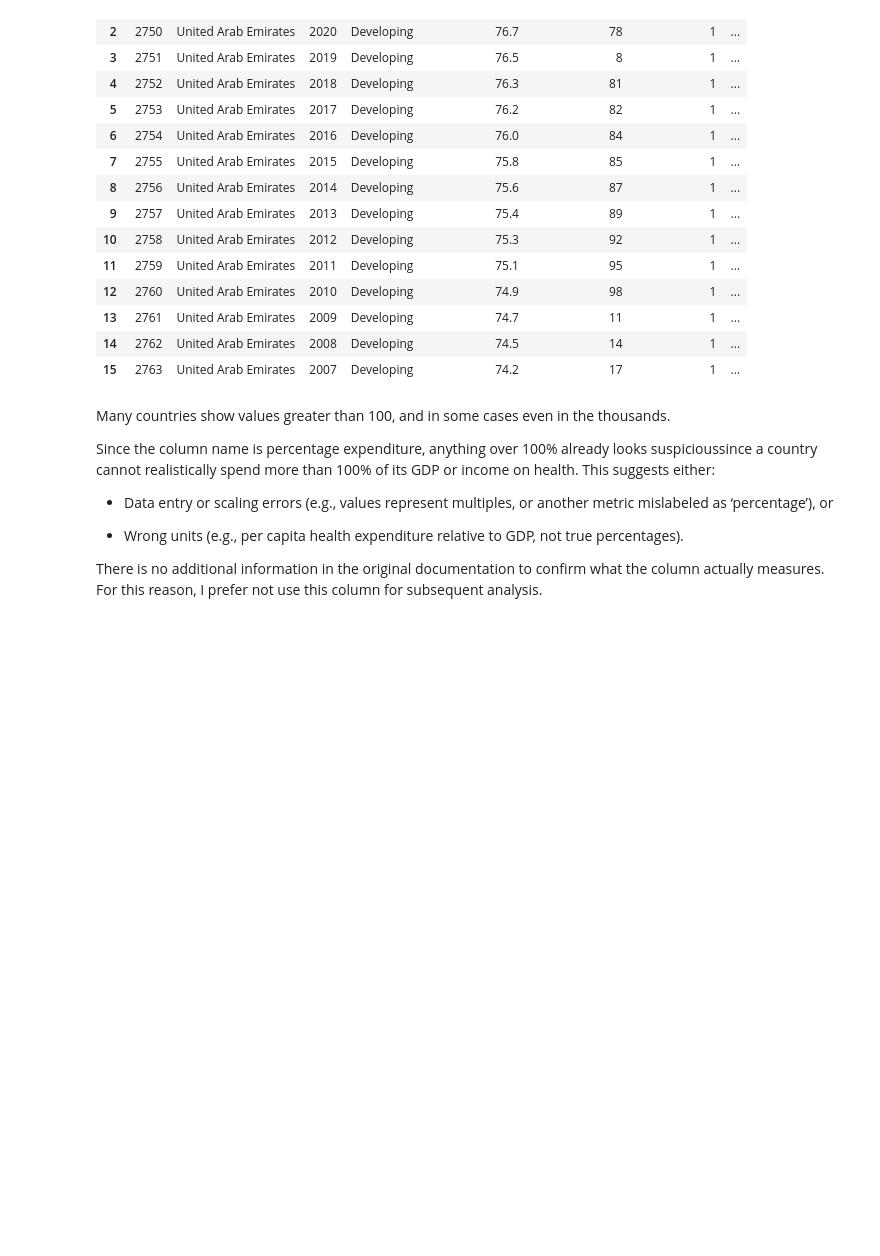
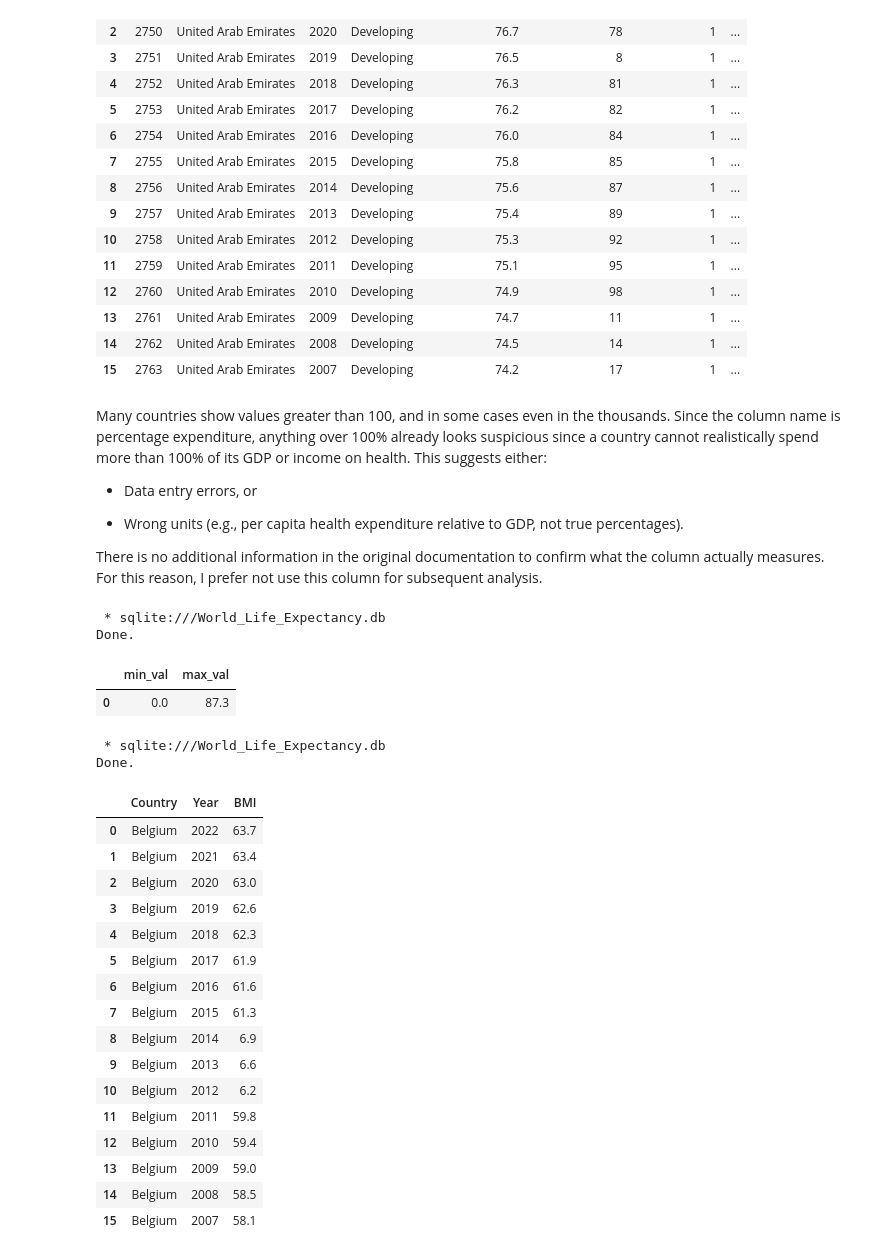
Before and after one commit to gianlucasposito/World-Life-Expectancy-Data-SQL, a Jupyter notebook: World_Life_Expectancy_SQL.ipynb, the cells around one changed output. Drawn from its saved outputs; the diff is of its cells as text; code cells hidden in the pictures; blank space fills up the shorter version.

```diff
--- a/World_Life_Expectancy_SQL.ipynb
+++ b/World_Life_Expectancy_SQL.ipynb
@@ -440,11 +439,50 @@ Done.
 | 15 | 2763 | United Arab Emirates | 2007 | Developing | 74.2 | 17 | 1 | ... |
 # %% [markdown]
 Many countries show values greater than 100, and in some cases even in the thousands.
+Since the column name is percentage expenditure, anything over 100% already looks suspicious since a country cannot realistically spend more than 100% of its GDP or income on health. This suggests either:
 
-Since the column name is percentage expenditure, anything over 100% already looks suspicioussince a country cannot realistically spend more than 100% of its GDP or income on health. This suggests either:
-
-- Data entry or scaling errors (e.g., values represent multiples, or another metric mislabeled as ‘percentage’), or
+- Data entry errors, or
 
 - Wrong units (e.g., per capita health expenditure relative to GDP, not true percentages).
 
 There is no additional information in the original documentation to confirm what the column actually measures. For this reason, I prefer not use this column for subsequent analysis.
+# %%
+%%sql
+
+-- Potential anomalies from summary statistics: BMI
+
+SELECT
+  MIN(BMI) AS min_val,
+  MAX(BMI) AS max_val
+FROM World_Life_Expectancy
+# %% [output]
+ * sqlite:///World_Life_Expectancy.db
+Done.
+|  | min_val | max_val |
+| 0 | 0.0 | 87.3 |
+# %%
+%%sql
+
+SELECT Country, Year, BMI
+FROM World_Life_Expectancy
+WHERE Country = 'Belgium'
+# %% [output]
+ * sqlite:///World_Life_Expectancy.db
+Done.
+|  | Country | Year | BMI |
+| 0 | Belgium | 2022 | 63.7 |
+| 1 | Belgium | 2021 | 63.4 |
+| 2 | Belgium | 2020 | 63.0 |
+| 3 | Belgium | 2019 | 62.6 |
+| 4 | Belgium | 2018 | 62.3 |
+| 5 | Belgium | 2017 | 61.9 |
+| 6 | Belgium | 2016 | 61.6 |
+| 7 | Belgium | 2015 | 61.3 |
+| 8 | Belgium | 2014 | 6.9 |
+| 9 | Belgium | 2013 | 6.6 |
+| 10 | Belgium | 2012 | 6.2 |
+| 11 | Belgium | 2011 | 59.8 |
+| 12 | Belgium | 2010 | 59.4 |
+| 13 | Belgium | 2009 | 59.0 |
+| 14 | Belgium | 2008 | 58.5 |
+| 15 | Belgium | 2007 | 58.1 |
```
Also changed, not shown: parts of 3 cells of this notebook.
